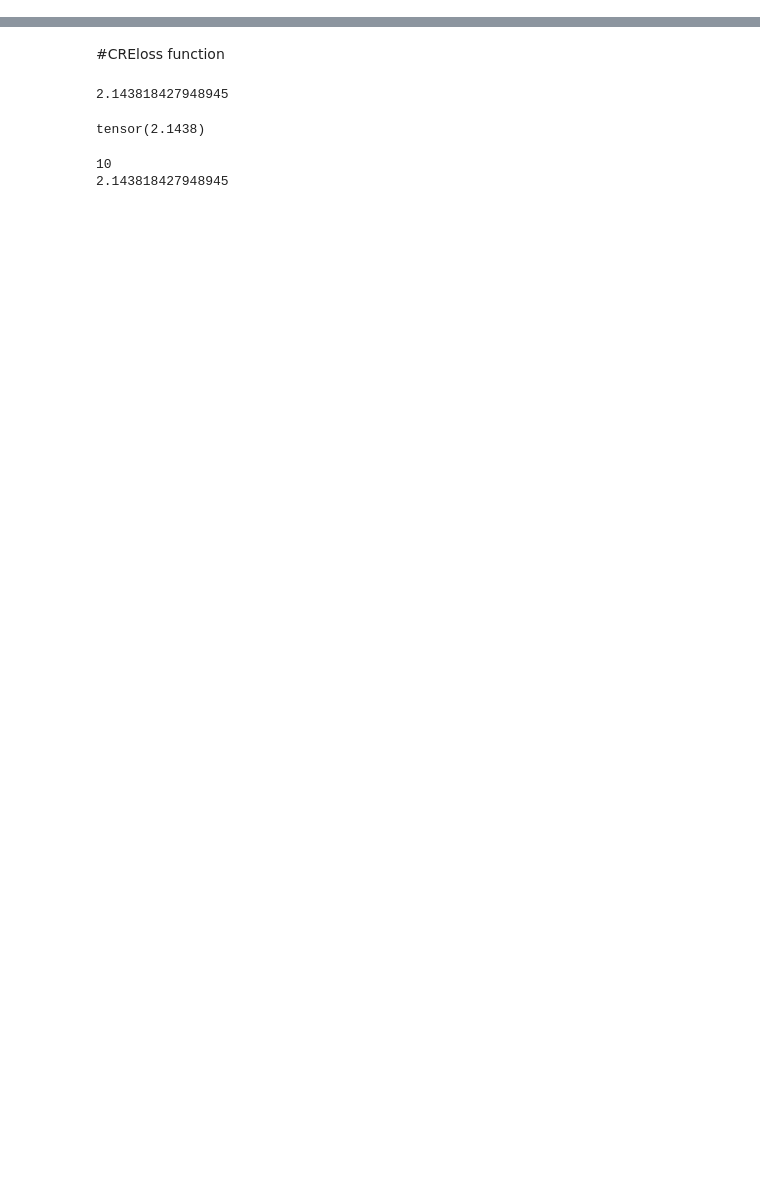
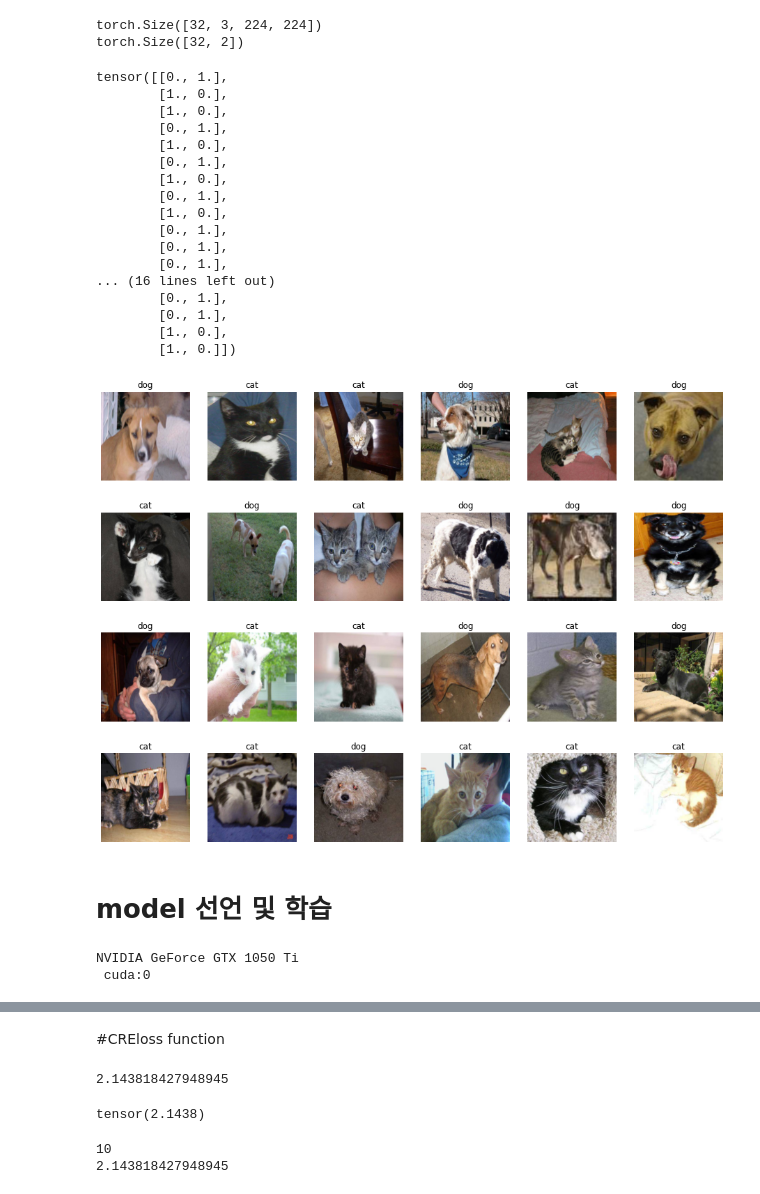
Before and after one commit to LeeTaeHoon97/cat_dog_lecture, a Jupyter notebook: main.ipynb, the cells around one changed output, grey strips where cells are left out. Drawn from its saved outputs; the diff is of its cells as text; code cells hidden in the pictures; blank space fills up the shorter version.

```diff
--- a/main.ipynb
+++ b/main.ipynb
@@ -12,0 +70,13 @@ from model import Residual_CNN
+# %%
+train_dogs_dataset=CustomDataset(train_dogs_lst,'dataset/training_set/dogs')
+train_cats_dataset=CustomDataset(train_cats_lst,'dataset/training_set/cats')
+
+valid_dogs_dataset=CustomDataset(valid_dogs_lst,'dataset/valid_set/dogs')
+valid_cats_dataset=CustomDataset(valid_cats_lst,'dataset/valid_set/cats')
+
+test_dogs_dataset=CustomDataset(test_dogs_lst,'dataset/test_set/dogs')
+test_cats_dataset=CustomDataset(test_cats_lst,'dataset/test_set/cats')
+# %%
+train_dataset = ConcatDataset([train_dogs_dataset,train_cats_dataset])
+valid_dataset = ConcatDataset([valid_dogs_dataset,valid_cats_dataset])
+test_dataset = ConcatDataset([test_dogs_dataset,test_cats_dataset])
@@ -12,0 +110,51 @@ from model import Residual_CNN
+# %%
+train_loader=DataLoader(train_dataset,batch_size=32,shuffle=True)
+valid_loader=DataLoader(valid_dataset,batch_size=32,shuffle=True)
+test_loader=DataLoader(test_dataset,batch_size=32,shuffle=True)
+# %%
+for a,b, in valid_loader:
+    print(a.shape)
+    print(b.shape)
+    break
+# %% [output]
+torch.Size([32, 3, 224, 224])
+torch.Size([32, 2])
+# %%
+samples, labels = iter(train_loader).next()
+print(labels)
+classes = {0:'cat', 1:'dog'}
+fig = plt.figure(figsize=(16,24))
+for i in range(24):
+    a = fig.add_subplot(4,6,i+1)
+    a.set_title(classes[np.argmax(labels[i].numpy())])
+    a.axis('off')
+    a.imshow(np.transpose(samples[i].numpy(), (1,2,0)))
+plt.subplots_adjust(bottom=0.2, top=0.6, hspace=0)
+# %% [output]
+tensor([[0., 1.],
+        [1., 0.],
+        [1., 0.],
+        [0., 1.],
+        [1., 0.],
+        [0., 1.],
+        [1., 0.],
+        [0., 1.],
+        [1., 0.],
+        [0., 1.],
+        [0., 1.],
+        [0., 1.],
+... (16 lines left out)
+        [0., 1.],
+        [0., 1.],
+        [1., 0.],
+        [1., 0.]])
+[figure, added]
+# %% [markdown]
+# model 선언 및 학습
+# %%
+device=torch.device("cuda:0"if torch.cuda.is_available() else "cpu")
+print(torch.cuda.get_device_name(device)+"\n",
+device)
+# %% [output]
+NVIDIA GeForce GTX 1050 Ti
+ cuda:0
```
Also changed, not shown: parts of 16 cells of this notebook, 1 other file.
